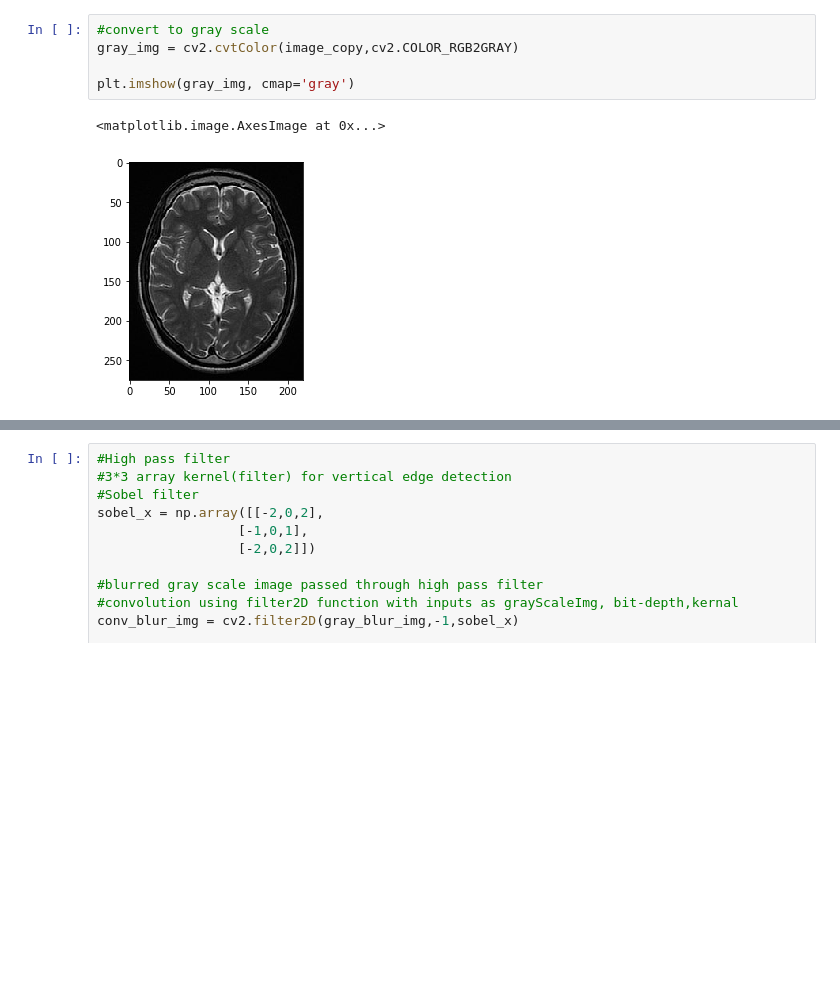
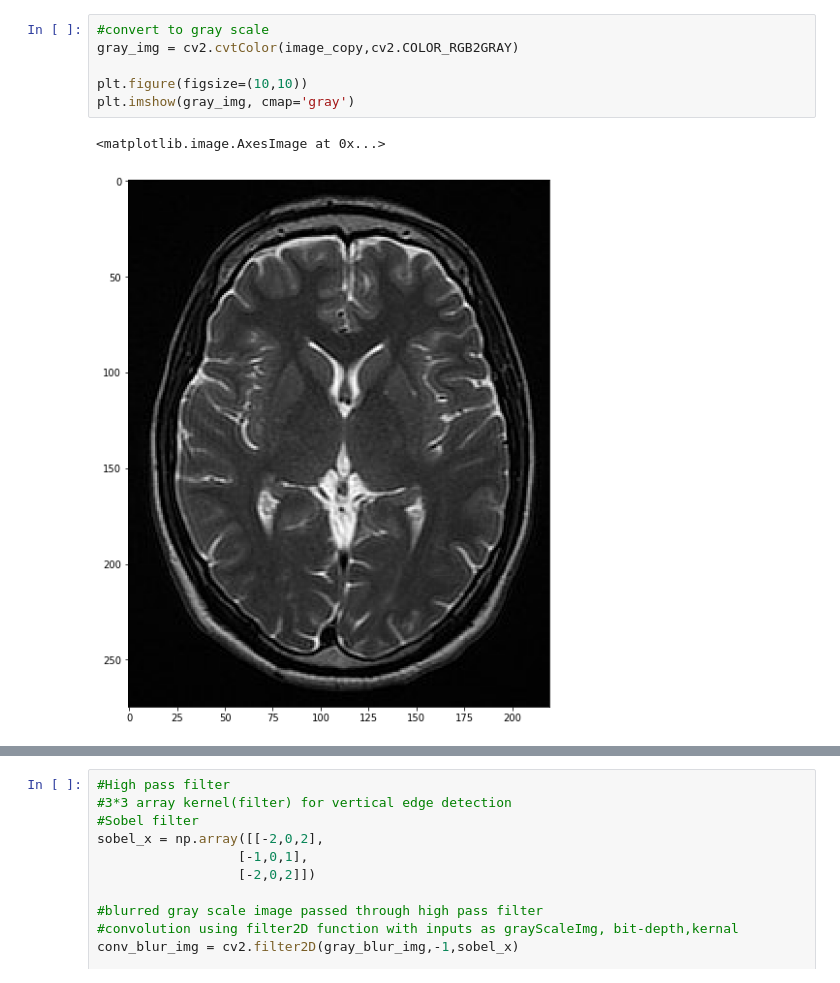
Before and after one commit to swechhachoudhary/Computer-Vision, a Jupyter notebook: image representation/BrainMR.ipynb, the cells around one changed output, grey strips where cells are left out. Drawn from its saved outputs; the diff is of its cells as text; blank space fills up the shorter version.

```diff
--- a/image representation/BrainMR.ipynb
+++ b/image representation/BrainMR.ipynb
@@ -16,11 +17,12 @@ plt.imshow(image_copy)
 # %%
 #convert to gray scale
 gray_img = cv2.cvtColor(image_copy,cv2.COLOR_RGB2GRAY)
 
+plt.figure(figsize=(10,10))
 plt.imshow(gray_img, cmap='gray')
 # %% [output]
 <matplotlib.image.AxesImage at 0x...>
-[figure, old version]
+[figure, new version]
 # %%
 #create a gaussian blurred image using (Low Pass Filter)
 #GaussianBlur function which takes gray scale image, size of kernel, stand deviation
```
Also changed, not shown: parts of 3 cells of this notebook.
